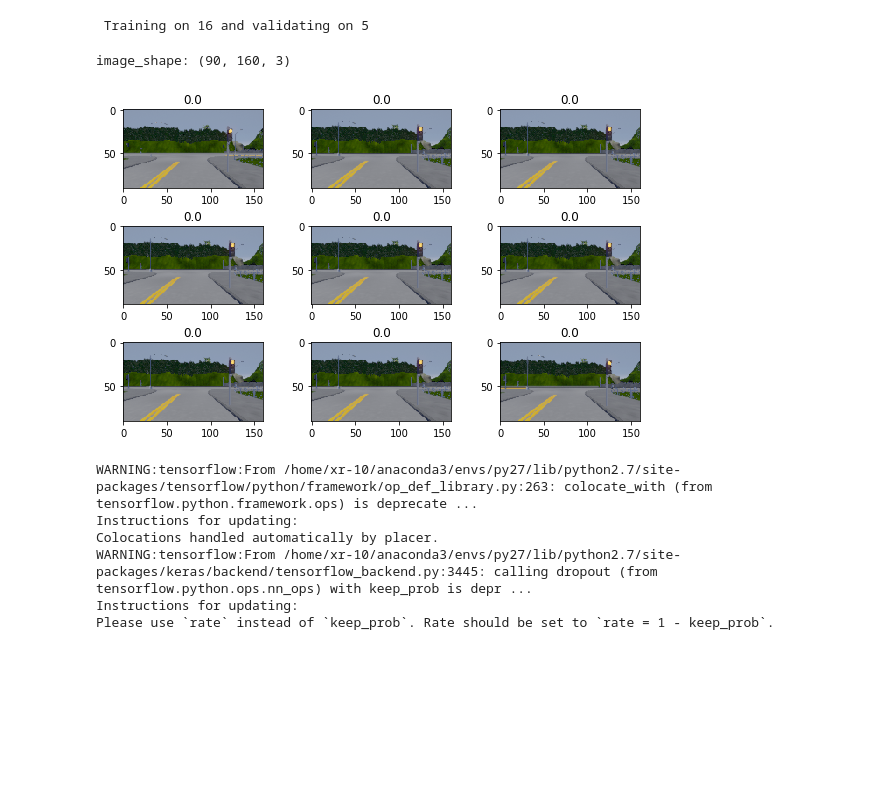
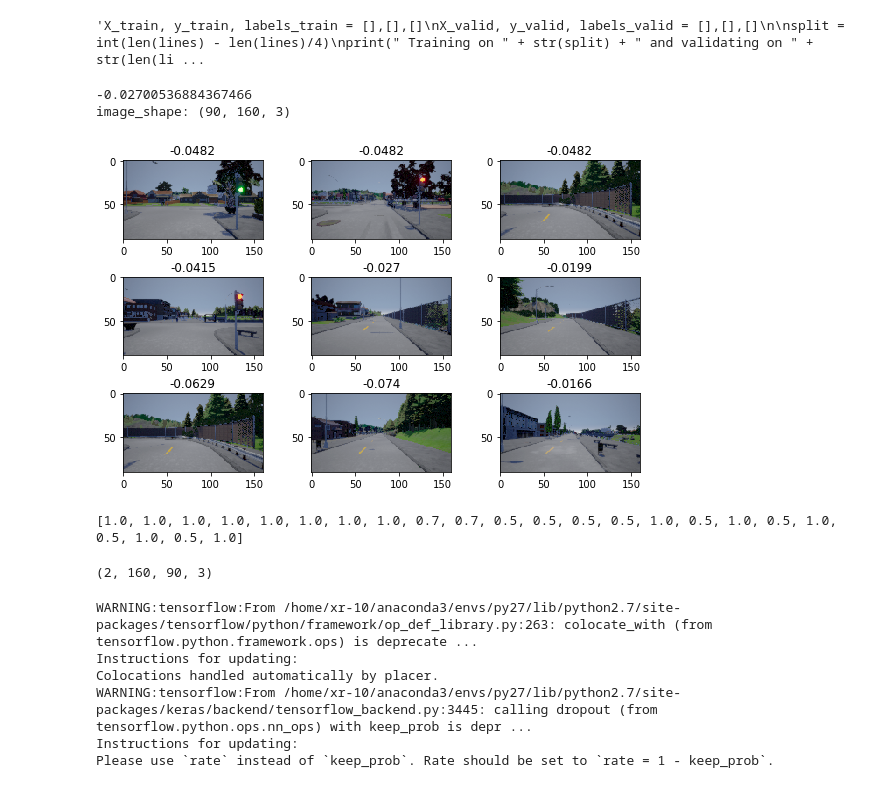
Before and after one commit to Algorithm-learning-community-for-python/Autonomous-driving, a Jupyter notebook: Training/nvidia_model.py.ipynb, the cells around one changed output. Saved outputs shown, nothing was run; the diff lists cells and outputs as text; code cells hidden in the pictures; blank space fills up the shorter version.

Commit message:
Training and prediction now works with direction as input

```diff
--- a/Training/nvidia_model.py.ipynb
+++ b/Training/nvidia_model.py.ipynb
@@ -20,7 +33,12 @@ image_path = "./../_out/"
+# %%
+measurment_recordings = []
+for path in data_paths:
+    measurment_recording = pd.read_csv(path + measurments_path )
+    measurment_recordings.append(measurment_recording)
 # %%
-lines = []
+"""lines = []
 with open(data_path) as csvfile:
         reader = csv.reader(csvfile)
         next(reader) # Skip header
         for line in reader:
-            lines.append(line)
+            lines.append(line)"""
@@ -72,0 +89,14 @@ print(images[0])
+# %%
+print(len(measurment_recordings))
+print(len(image_recordings))
+measurments = pd.concat(measurment_recordings, ignore_index=True)
+images = []
+for i in range(len(image_recordings)):
+    if len(measurment_recordings) != len(image_recordings):
+        print("DIFFERENT LENGTS")
+    #if i != 0:
+        #measurments.append(measurment_recordings[i], ignore_index=True)
+    images.extend(image_recordings[i])
+
+print(len(measurments))
+print(len(images))
@@ -77,3 +112,10 @@ def normalize(x):
     if hsv:
         return x
     return np.divide(x, 255)-0.5
+# %%
+
+split = train_test_split(measurments, images, test_size=0.25, random_state=42)
+(trainAttrX, testAttrX, trainImagesX, testImagesX) = split
+trainY = trainAttrX.loc[:,["Steer","Speed", "Direction"]]
+testY = testAttrX.Steer
+print(trainY)
@@ -80,5 +140,5 @@ def normalize(x):
 # %%
-X_train, y_train, labels_train = [],[],[]
+"""X_train, y_train, labels_train = [],[],[]
 X_valid, y_valid, labels_valid = [],[],[]
 
 split = int(len(lines) - len(lines)/4)
@@ -92,27 +152,34 @@ for img, line in zip(images[split:], lines[split:]):
 X_train = np.array(X_train)
 y_train = np.array(y_train)
 X_valid = np.array(X_valid)
-y_valid = np.array(y_valid)
+y_valid = np.array(y_valid)"""
 # %% [output]
- Training on 16 and validating on 5
+'X_train, y_train, labels_train = [],[],[]\nX_valid, y_valid, labels_valid = [],[],[]\n\nsplit = int(len(lines) - len(lines)/4)\nprint(" Training on " + str(split) + " and validating on " + str(len(li ...
 # %%
-print("image_shape: " + str(X_train[0].shape))
+print(measurments.loc[5, "Steer"])
+print("image_shape: " + str(trainImagesX[0].shape))
 fig = plt.figure(figsize=(8,5))
 for i in range(1,10):
     r = np.random.randint(len(images))
     img = images[r]
     img = img
     #img = ((img+0.5))
     #img = img[...,::-1]
-    steering = round(float(lines[r][6]), 4)
+    #TODO
+    steering = round(float(measurments.loc[i, "Steer"]), 4)
     fig.add_subplot(3,3,i, title=steering)
     imgplot = plt.imshow(img)
 fig.tight_layout()
 plt.show()
 # %% [output]
+-0.02700536884367466
 image_shape: (90, 160, 3)
-[figure, old version]
+[figure, new version]
 # %%
 def hsv_convert(x):
     import tensorflow as tf
     return tf.image.rgb_to_hsv(x)
+# %%
+print([1.0] * 8 + [0.7] * 2 + [0.5] * 2 + [0.5] * 1 + [0.5, 1.] * 5)
+# %% [output]
+[1.0, 1.0, 1.0, 1.0, 1.0, 1.0, 1.0, 1.0, 0.7, 0.7, 0.5, 0.5, 0.5, 0.5, 1.0, 0.5, 1.0, 0.5, 1.0, 0.5, 1.0, 0.5, 1.0]
@@ -119,3 +224,7 @@ def hsv_convert(x):
+# %%
+print((2,) + (160,90,3))
+# %% [output]
+(2, 160, 90, 3)
 # %%
 model = Sequential()
 model.add(Lambda(hsv_convert, input_shape=(90,160,3)))
```
Also changed, not shown: parts of 11 cells of this notebook, 14 other files.
